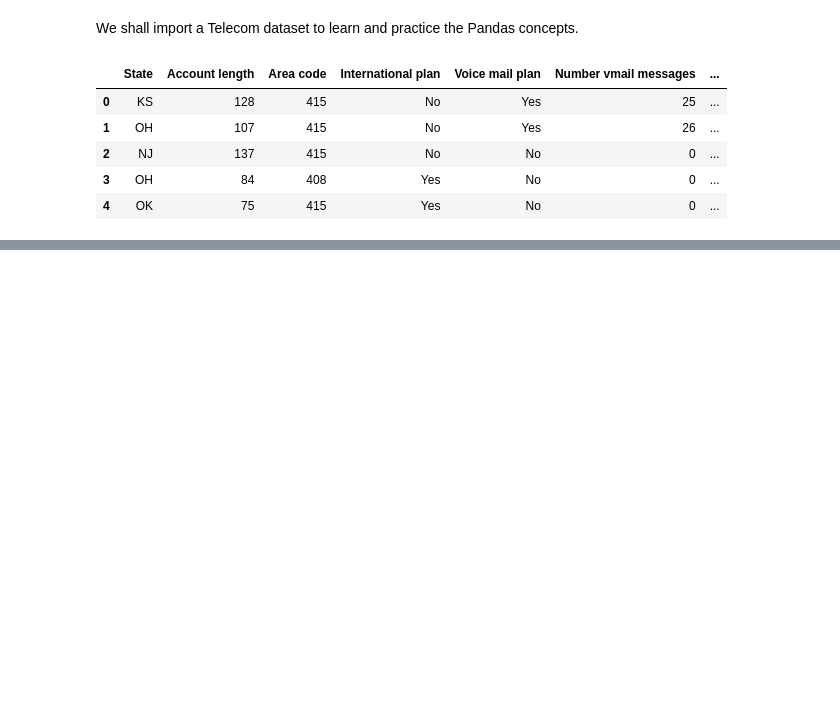
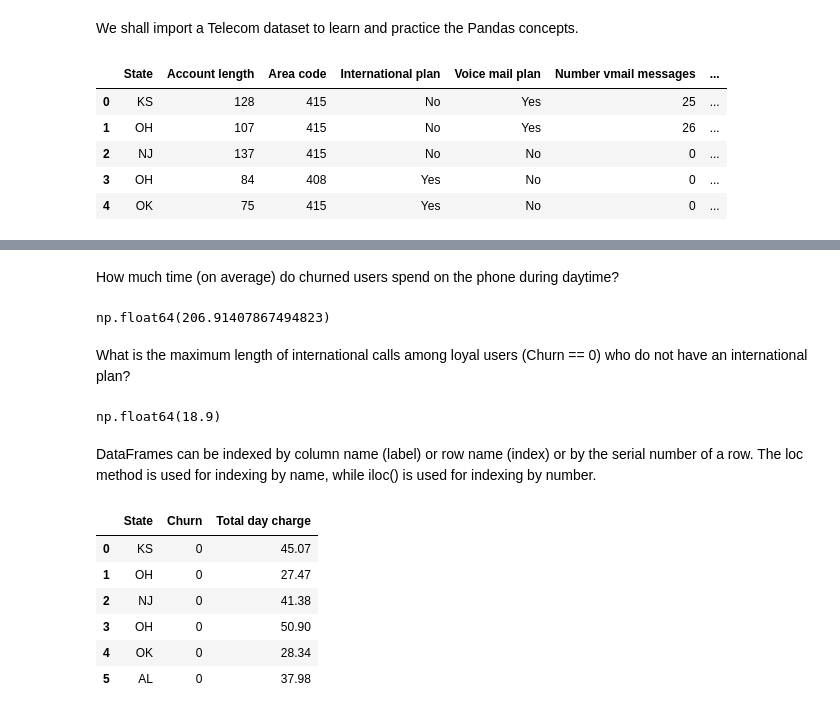
Before and after one commit to sk13g23/MLCourse, a Jupyter notebook: Topic_1/EDA_WITH_PYTHON.ipynb, the cells around one changed output, grey strips where cells are left out. Drawn from its saved outputs; the diff is of its cells as text; code cells hidden in the pictures; blank space fills up the shorter version.

```diff
--- a/Topic_1/EDA_WITH_PYTHON.ipynb
+++ b/Topic_1/EDA_WITH_PYTHON.ipynb
@@ -43,0 +193,24 @@ memory usage: 498.1+ KB
+# %% [markdown]
+How much time (on average) do churned users spend on the phone during daytime?
+# %%
+df["Total day minutes"][df["Churn"]==1].mean()
+# %% [output]
+np.float64(206.91407867494823)
+# %% [markdown]
+What is the maximum length of international calls among loyal users (Churn == 0) who do not have an international plan?
+# %%
+df["Total intl minutes"][(df["Churn"]==0) & (df["International plan"]=="No")].max()
+# %% [output]
+np.float64(18.9)
+# %% [markdown]
+DataFrames can be indexed by column name (label) or row name (index) or by the serial number of a row. The loc method is used for indexing by name, while iloc() is used for indexing by number.
+# %%
+df.loc[0:5, ["State", "Churn", "Total day charge"]]
+# %% [output]
+|  | State | Churn | Total day charge |
+| 0 | KS | 0 | 45.07 |
+| 1 | OH | 0 | 27.47 |
+| 2 | NJ | 0 | 41.38 |
+| 3 | OH | 0 | 50.90 |
+| 4 | OK | 0 | 28.34 |
+| 5 | AL | 0 | 37.98 |
```
Also changed, not shown: parts of 22 cells of this notebook.
